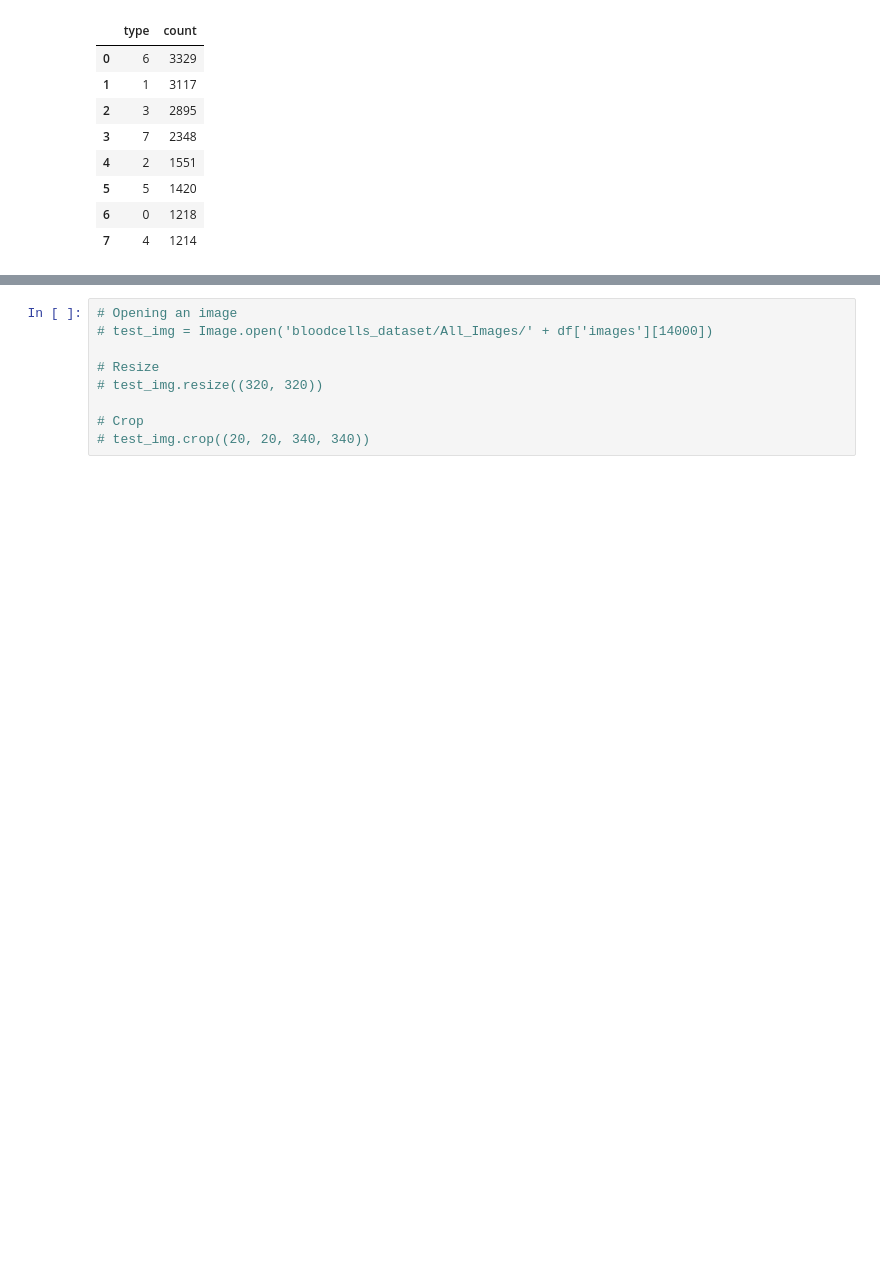
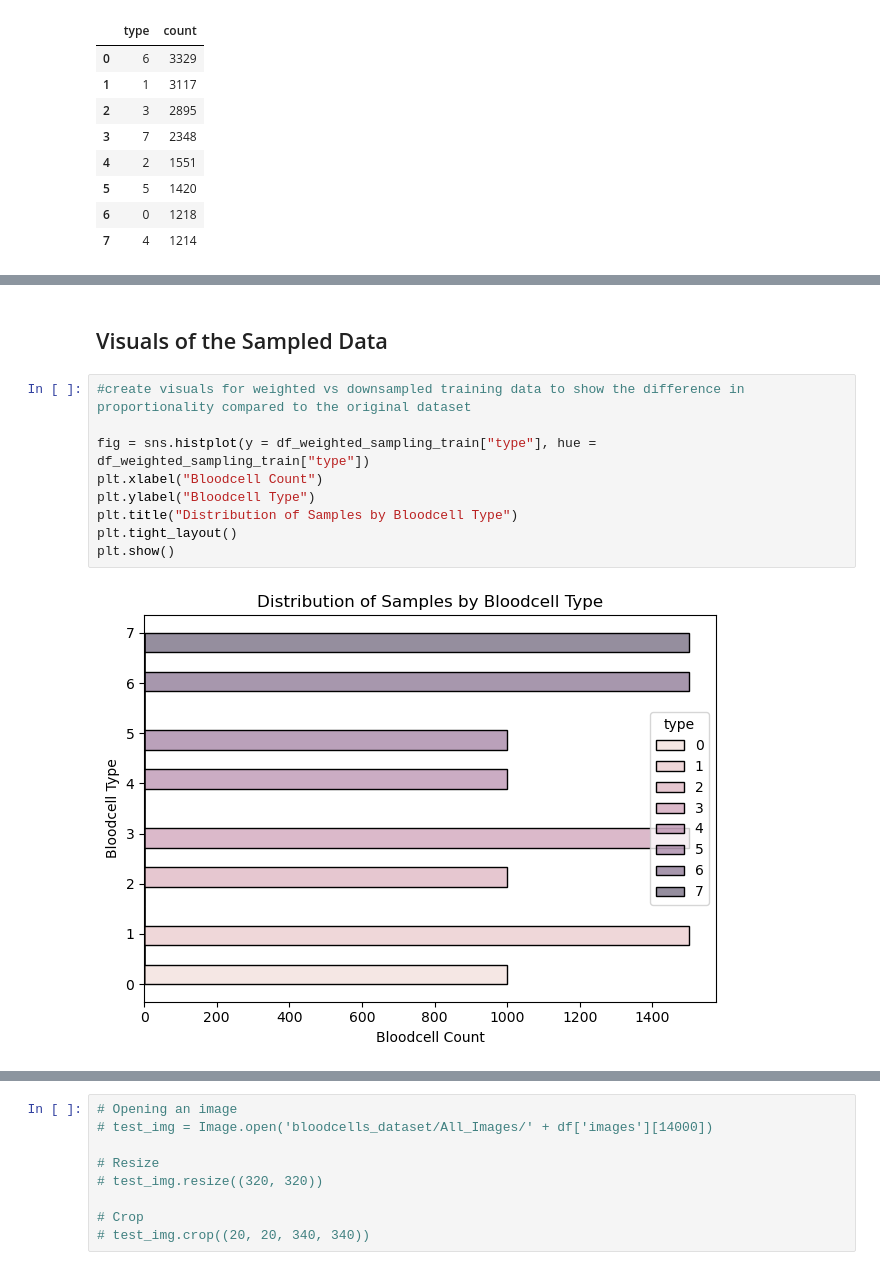
Before and after one commit to amayjain/Bloodcells, a Jupyter notebook: Backup.ipynb, the cells around one changed output, grey strips where cells are left out. Cells and saved outputs as stored; diff of their text form; blank space fills up the shorter version.

Commit message:
added visuals of the new sampled data

```diff
--- a/Backup.ipynb
+++ b/Backup.ipynb
@@ -155,0 +158,13 @@ weighted_prop_test = np.array(
+# %% [markdown]
+## Visuals of the Sampled Data
+# %%
+#create visuals for weighted vs downsampled training data to show the difference in proportionality compared to the original dataset
+
+fig = sns.histplot(y = df_weighted_sampling_train["type"], hue = df_weighted_sampling_train["type"])
+plt.xlabel("Bloodcell Count")
+plt.ylabel("Bloodcell Type")
+plt.title("Distribution of Samples by Bloodcell Type")
+plt.tight_layout()
+plt.show()
+# %% [output]
+[figure, added]
```
Also changed, not shown: parts of 4 cells of this notebook.
